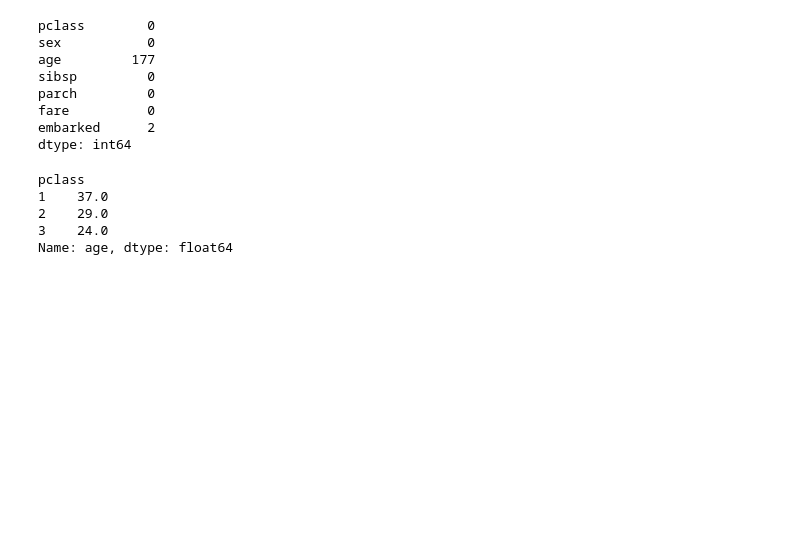
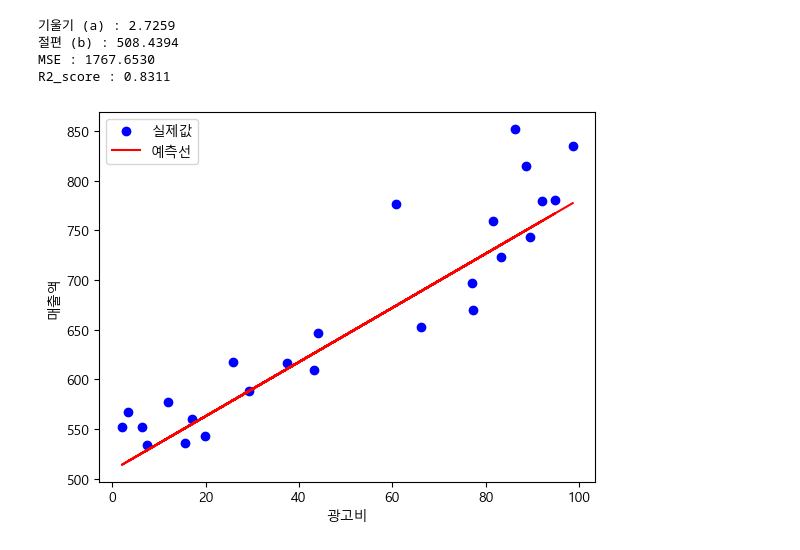
Before and after one commit to Jihun105/hun, a Jupyter notebook: practice.ipynb, the cells around one changed output. Cells and saved outputs as stored; diff of their text form; code cells hidden in the pictures; blank space fills up the shorter version.

```diff
--- a/practice.ipynb
+++ b/practice.ipynb
@@ -14,23 +44,37 @@ df.head()
 # %%
-feature = ['pclass', 'sex', 'age', 'sibsp', 'parch', 'fare', 'embarked']
-x = df[feature]
-y = df['survived']
+import numpy as np
+import matplotlib.pyplot as plt
+from sklearn.linear_model import LinearRegression
+from sklearn.model_selection import train_test_split
+from sklearn.metrics import mean_squared_error, r2_score
 
-print(x.isnull().sum())
+np.random.seed(42)
+X = np.random.rand(100,1) * 100
+y = 3 * X.squeeze() + 500 + np.random.randn(100) * 50
+
+x_train,x_test,y_train,y_test = train_test_split(X, y, test_size=0.25, random_state=42)
+
+model = LinearRegression()
+model.fit(x_train, y_train)
+y_pred = model.predict(x_test)
+
+mse = mean_squared_error(y_test, y_pred)
+r2 = r2_score(y_test, y_pred)
+
+print(f"기울기 (a) : {model.coef_[0]:.4f}")
+print(f"절편 (b) : {model.intercept_:.4f}")
+print(f"MSE : {mse:.4f}")
+print(f"R2_score : {r2:.4f}")
+
+plt.scatter(x_test, y_test, color='b', label='실제값')
+plt.plot(x_test, y_pred, color='r', label='예측선')
+plt.xlabel('광고비')
+plt.ylabel('매출액')
+plt.legend()
+plt.show()
 # %% [output]
-pclass        0
-sex           0
-age         177
-sibsp         0
-parch         0
-fare          0
-embarked      2
-dtype: int64
+기울기 (a) : 2.7259
+절편 (b) : 508.4394
+MSE : 1767.6530
+R2_score : 0.8311
+[figure, added]
-# %%
-print(df.groupby('pclass')['age'].median())
-# %% [output]
-pclass
-1    37.0
-2    29.0
-3    24.0
-Name: age, dtype: float64
```
Also changed, not shown: parts of 11 cells of this notebook, 6 other files.
